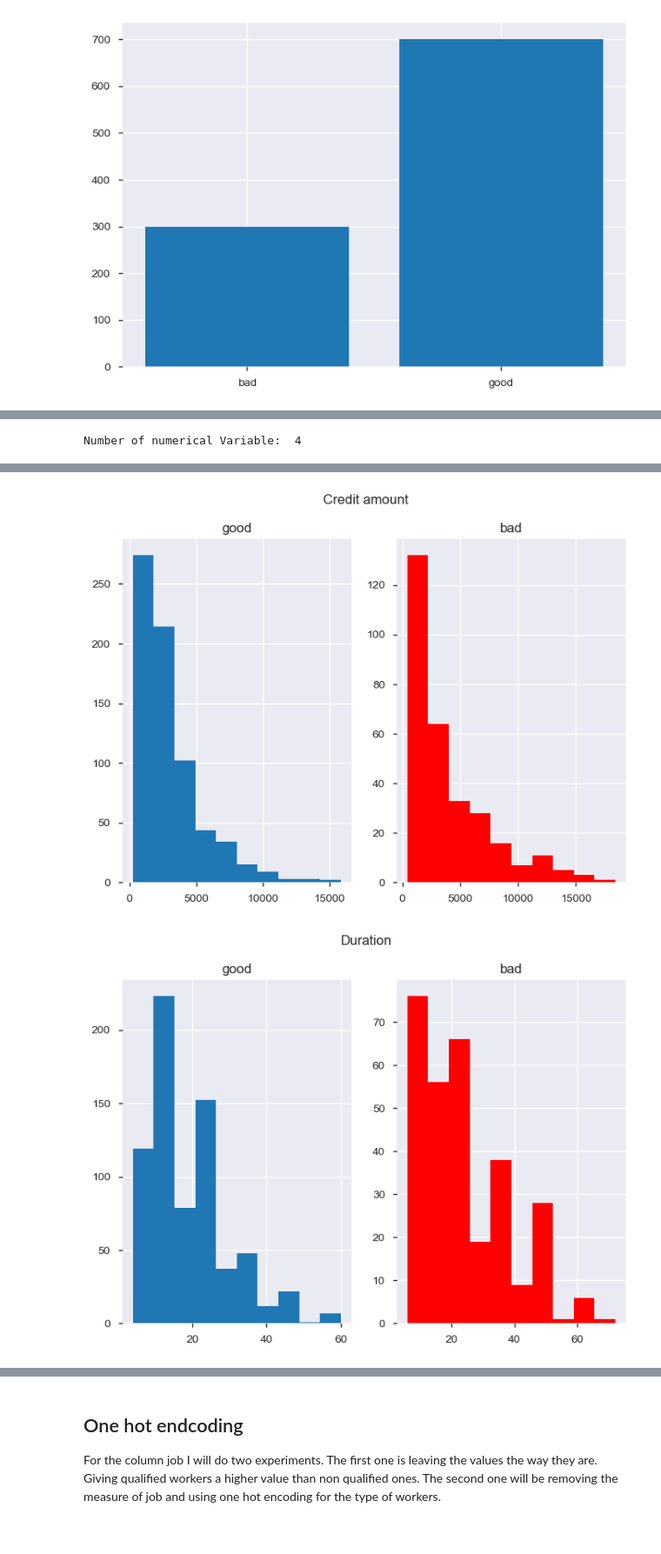
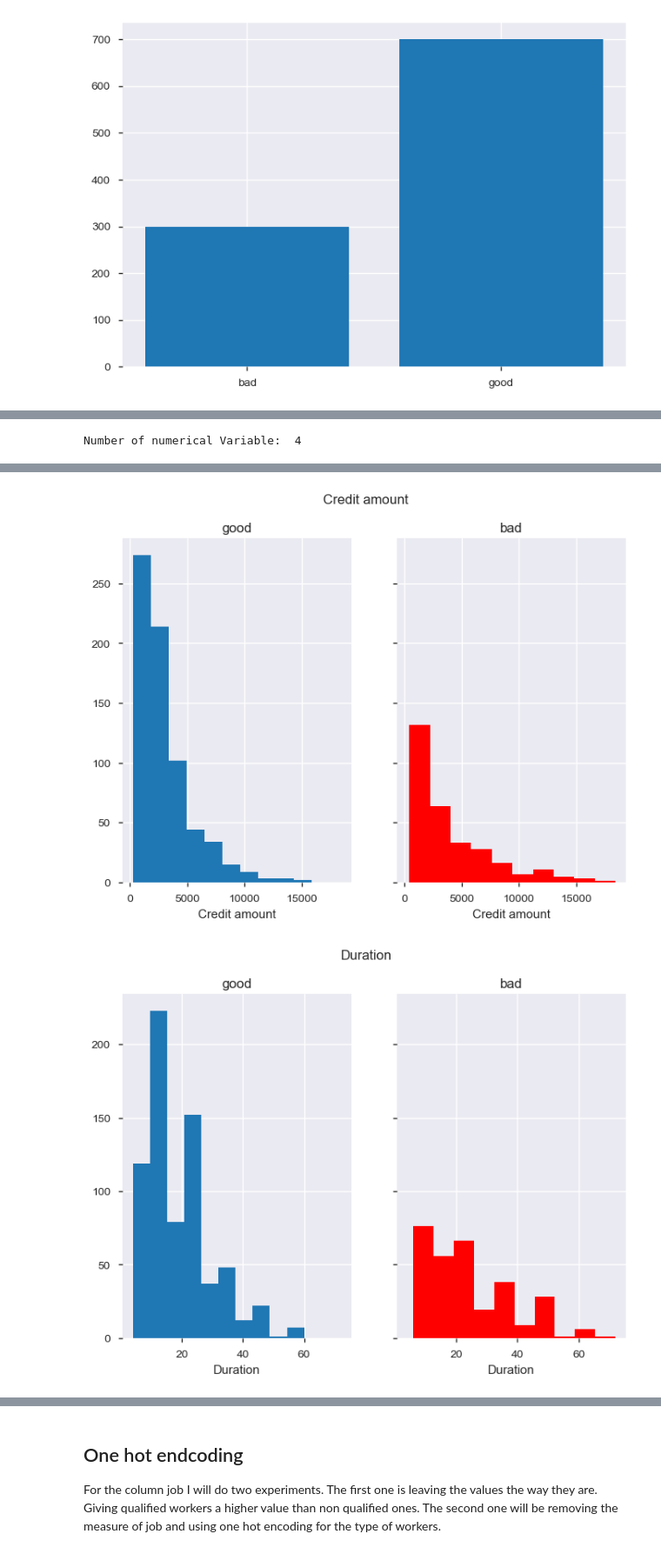
Before and after one commit to mihjovil/creditAnalysis, a Jupyter notebook: Credit Risk Project.ipynb, the cells around one changed output, grey strips where cells are left out. Shown at 87% size. Drawn from its saved outputs; the diff is of its cells as text; code cells hidden in the pictures.

```diff
--- a/Credit Risk Project.ipynb
+++ b/Credit Risk Project.ipynb
@@ -118,13 +129,15 @@ print('Number of numerical Variable: ', len(num_cols))
 for col in num_cols:
     temp_good = df_credit[df_credit.Risk=='good'][col]
     temp_bad = df_credit[df_credit.Risk=='bad'][col]
-    fig, (ax_g, ax_b) = plt.subplots(1,2)
+    fig, (ax_g, ax_b) = plt.subplots(1,2, sharex=True, sharey=True)
 
     ax_g.hist(temp_good)
     ax_g.set_title('good')
+    ax_g.set(xlabel=col)
 
     ax_b.hist(temp_bad, color='red')
     ax_b.set_title('bad')
+    ax_b.set(xlabel=col)
 
     fig.suptitle(col)
     fig.show()
@@ -135,2 +148,2 @@ Number of numerical Variable:  4
-[figure, old version]
+[figure, new version]
-[figure, old version]
+[figure, new version]
```
Also changed, not shown: parts of 29 cells of this notebook.
